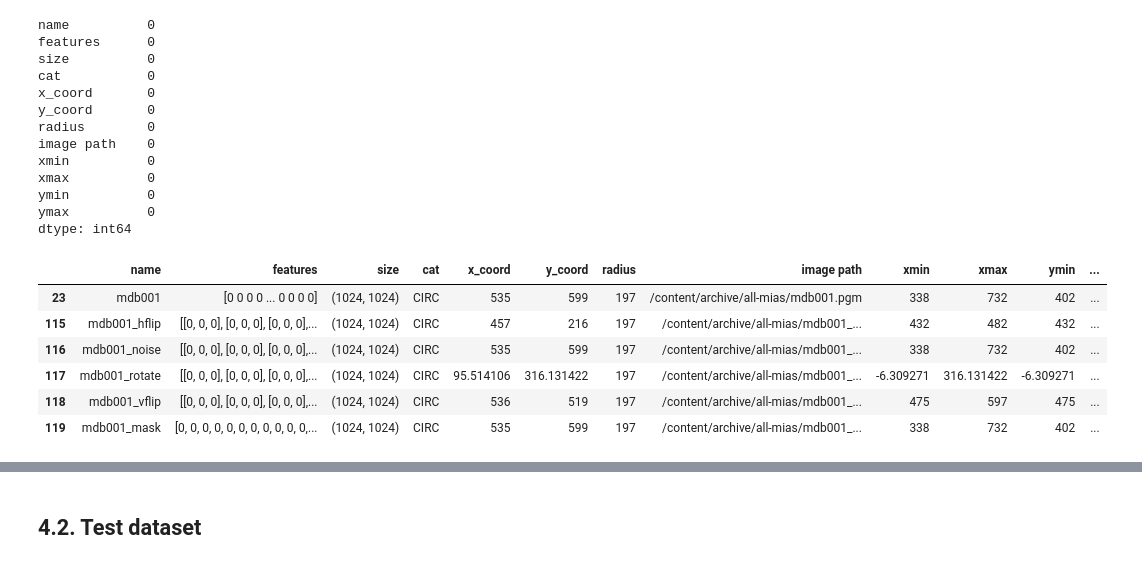
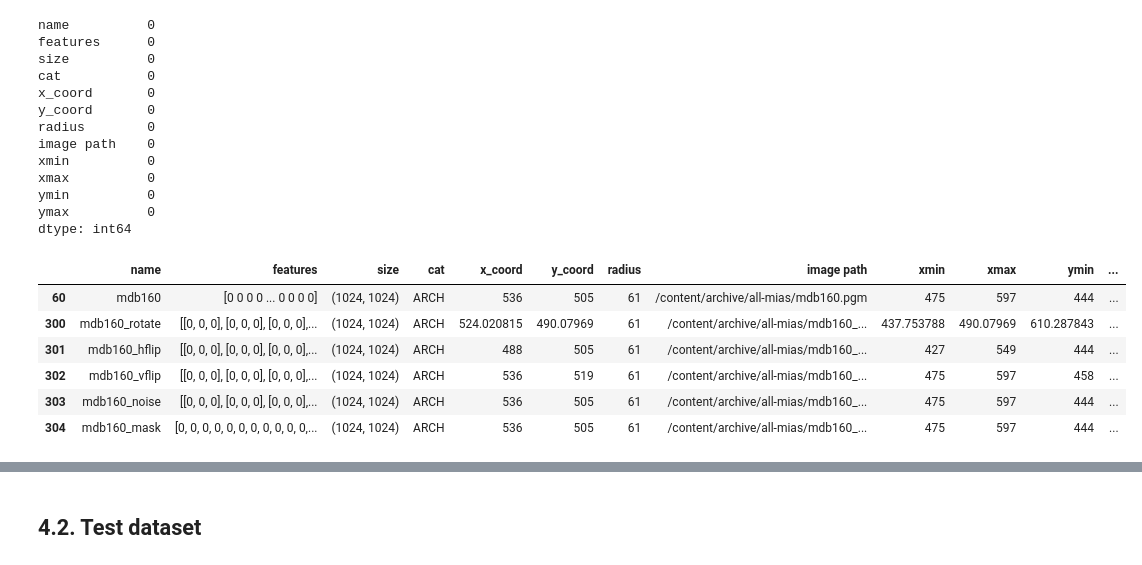
Before and after one commit to cfont03/Anomaly-breast-cancer-detection, a Jupyter notebook: train/0. Data_Cleansing.ipynb, the cells around one changed output, grey strips where cells are left out. Cells and saved outputs as stored; diff of their text form; code cells hidden in the pictures.

```diff
--- a/train/0. Data_Cleansing.ipynb
+++ b/train/0. Data_Cleansing.ipynb
@@ -808,0 +818,5 @@ plt.show()
+# %%
+path = '/content/archive/all-mias/mdb314.pgm'
+idx = train[train['image path'].apply(lambda x : x == str(Path(path)))]#.iloc[:,9]
+print(idx)
+y_min_max_hf_train[1]
@@ -958,16 +1016,16 @@ ymin          0
 ymax          0
 dtype: int64
 # %%
-# check example of mdb001
-train_pp[train_pp['image path'].str.contains('mdb001')]
+# check example of mdb160
+train_pp[train_pp['image path'].str.contains('mdb160')]
 # %% [output]
 |  | name | features | size | cat | x_coord | y_coord | radius | image path | xmin | xmax | ymin | ... |
-| 23 | mdb001 | [0 0 0 0 ... 0 0 0 0] | (1024, 1024) | CIRC | 535 | 599 | 197 | /content/archive/all-mias/mdb001.pgm | 338 | 732 | 402 | ... |
-| 115 | mdb001_hflip | [[0, 0, 0], [0, 0, 0], [0, 0, 0],... | (1024, 1024) | CIRC | 457 | 216 | 197 | /content/archive/all-mias/mdb001_... | 432 | 482 | 432 | ... |
-| 116 | mdb001_noise | [[0, 0, 0], [0, 0, 0], [0, 0, 0],... | (1024, 1024) | CIRC | 535 | 599 | 197 | /content/archive/all-mias/mdb001_... | 338 | 732 | 402 | ... |
-| 117 | mdb001_rotate | [[0, 0, 0], [0, 0, 0], [0, 0, 0],... | (1024, 1024) | CIRC | 95.514106 | 316.131422 | 197 | /content/archive/all-mias/mdb001_... | -6.309271 | 316.131422 | -6.309271 | ... |
-| 118 | mdb001_vflip | [[0, 0, 0], [0, 0, 0], [0, 0, 0],... | (1024, 1024) | CIRC | 536 | 519 | 197 | /content/archive/all-mias/mdb001_... | 475 | 597 | 475 | ... |
-| 119 | mdb001_mask | [0, 0, 0, 0, 0, 0, 0, 0, 0, 0, 0,... | (1024, 1024) | CIRC | 535 | 599 | 197 | /content/archive/all-mias/mdb001_... | 338 | 732 | 402 | ... |
+| 60 | mdb160 | [0 0 0 0 ... 0 0 0 0] | (1024, 1024) | ARCH | 536 | 505 | 61 | /content/archive/all-mias/mdb160.pgm | 475 | 597 | 444 | ... |
+| 300 | mdb160_rotate | [[0, 0, 0], [0, 0, 0], [0, 0, 0],... | (1024, 1024) | ARCH | 524.020815 | 490.07969 | 61 | /content/archive/all-mias/mdb160_... | 437.753788 | 490.07969 | 610.287843 | ... |
+| 301 | mdb160_hflip | [[0, 0, 0], [0, 0, 0], [0, 0, 0],... | (1024, 1024) | ARCH | 488 | 505 | 61 | /content/archive/all-mias/mdb160_... | 427 | 549 | 444 | ... |
+| 302 | mdb160_vflip | [[0, 0, 0], [0, 0, 0], [0, 0, 0],... | (1024, 1024) | ARCH | 536 | 519 | 61 | /content/archive/all-mias/mdb160_... | 475 | 597 | 458 | ... |
+| 303 | mdb160_noise | [[0, 0, 0], [0, 0, 0], [0, 0, 0],... | (1024, 1024) | ARCH | 536 | 505 | 61 | /content/archive/all-mias/mdb160_... | 475 | 597 | 444 | ... |
+| 304 | mdb160_mask | [0, 0, 0, 0, 0, 0, 0, 0, 0, 0, 0,... | (1024, 1024) | ARCH | 536 | 505 | 61 | /content/archive/all-mias/mdb160_... | 475 | 597 | 444 | ... |
 # %%
 # apply integer to all numeric values
 train_pp['radius'].apply(int) + train_pp['x_coord'].apply(int) + train_pp['y_coord'].apply(int) + train_pp['xmin'].apply(int)
```
Also changed, not shown: parts of 20 cells of this notebook.
